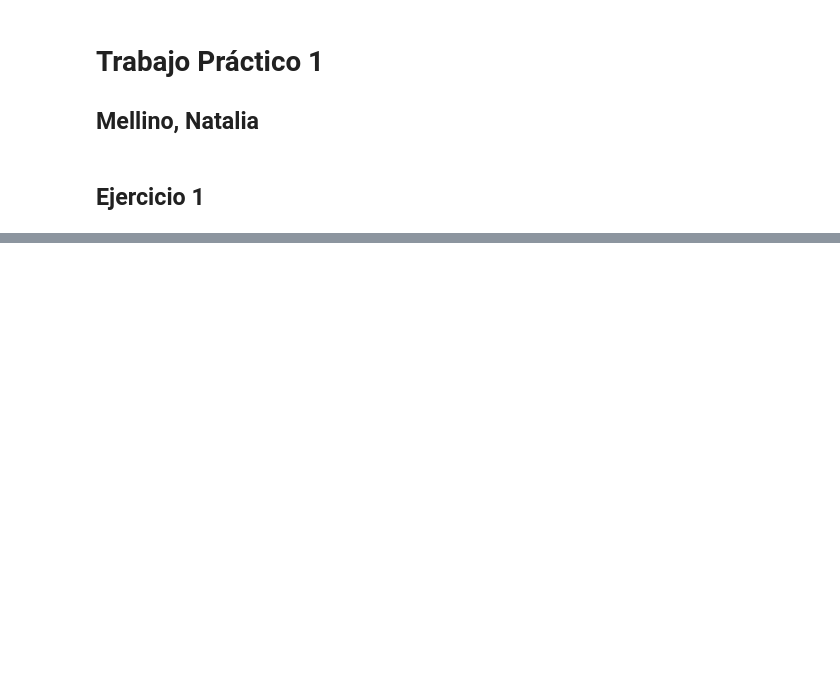
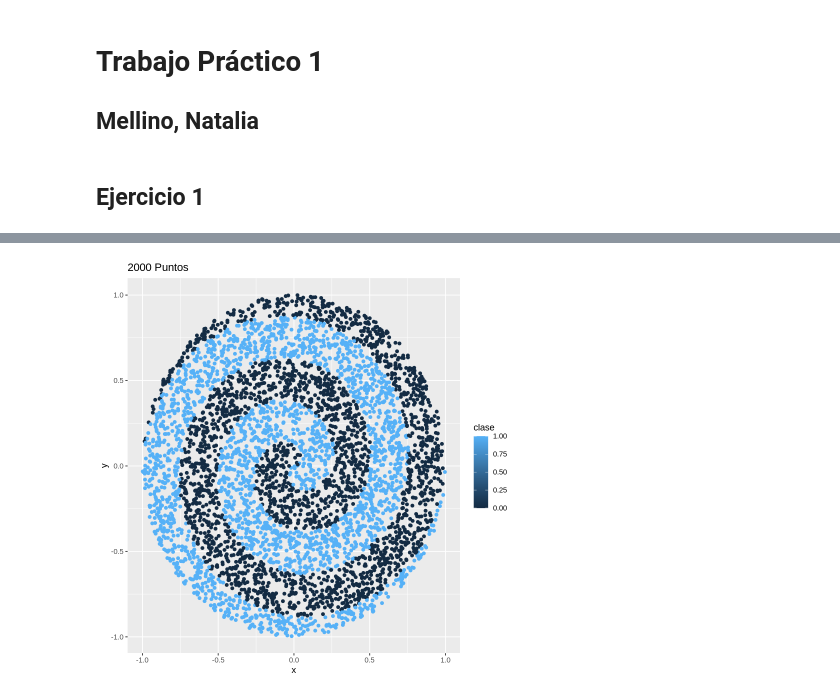
Before and after one commit to natimellino/mineria-de-datos, a Jupyter notebook: TP1.ipynb, the cells around one changed output, grey strips where cells are left out. Cells and saved outputs as stored; diff of their text form; code cells hidden in the pictures; blank space fills up the shorter version.

```diff
--- a/TP1.ipynb
+++ b/TP1.ipynb
@@ -35,0 +49,8 @@ with(data, plot(V1, V2, col = V3))
+# %%
+curva1 <- function(alfa){
+  return(alfa / (4 * pi))
+}
+
+curva2 <- function(alfa){
+  return((alfa + pi) / (4 * pi))
+}
@@ -35,0 +110,10 @@ with(data, plot(V1, V2, col = V3))
+# %%
+data = generar_espirales(5000)
+ggplot(data,
+       aes(x=x,
+           y=y,
+           color = clase)) +
+  geom_point() +
+  labs(title = "2000 Puntos")
+# %% [output]
+[figure, added]
```
Also changed, not shown: parts of 5 cells of this notebook.
